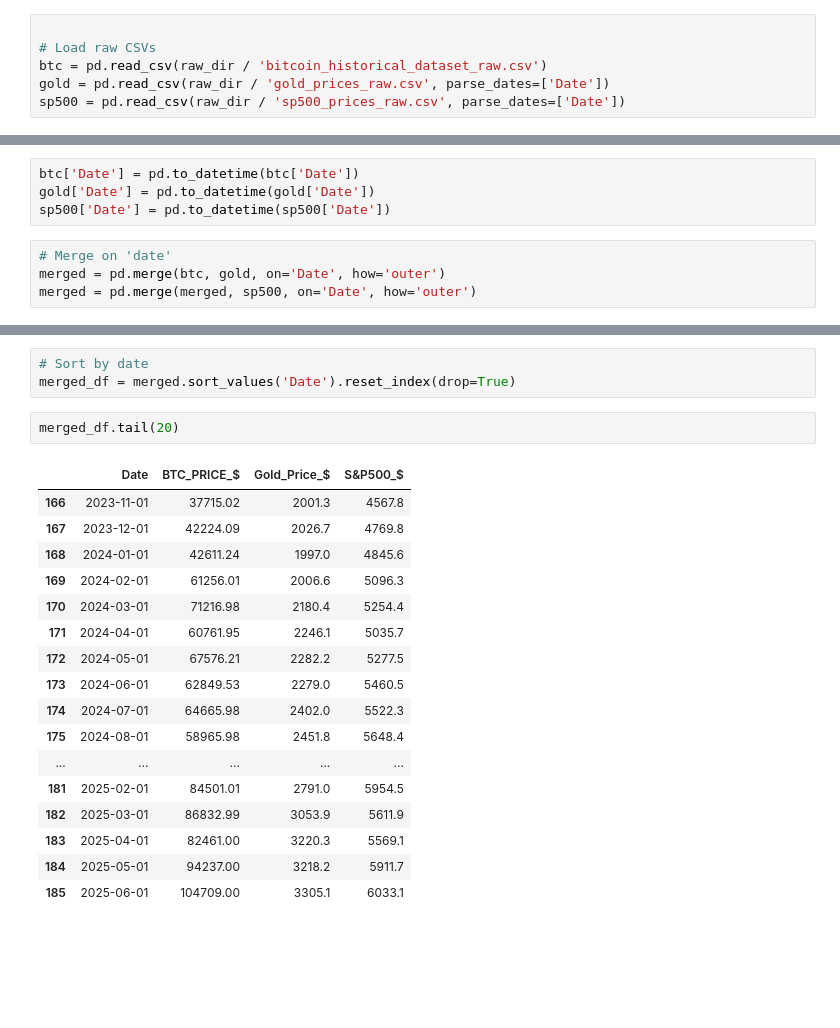
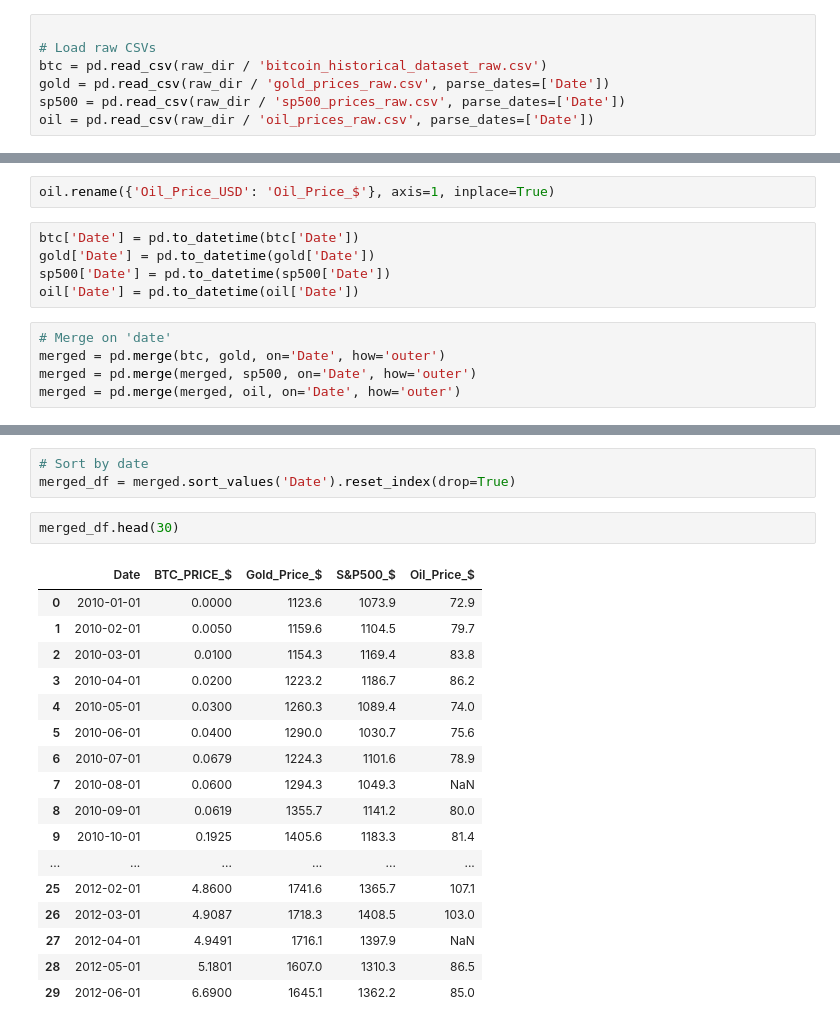
Before and after one commit to MichaelD1976/WealthVista, a Jupyter notebook: scripts/process/merge_prices.ipynb, the cells around one changed output, grey strips where cells are left out. Saved outputs shown, nothing was run; the diff lists cells and outputs as text; blank space fills up the shorter version.

```diff
--- a/scripts/process/merge_prices.ipynb
+++ b/scripts/process/merge_prices.ipynb
@@ -15,6 +15,7 @@ SAVE_PATH = processed_dir_to_save / 'merged_prices_raw.csv'
 btc = pd.read_csv(raw_dir / 'bitcoin_historical_dataset_raw.csv')
 gold = pd.read_csv(raw_dir / 'gold_prices_raw.csv', parse_dates=['Date'])
 sp500 = pd.read_csv(raw_dir / 'sp500_prices_raw.csv', parse_dates=['Date'])
+oil = pd.read_csv(raw_dir / 'oil_prices_raw.csv', parse_dates=['Date'])
 # %%
 btc.head()
 # %% [output]
@@ -54,11 +80,15 @@ gold.head()
+# %%
+oil.rename({'Oil_Price_USD': 'Oil_Price_$'}, axis=1, inplace=True)
 # %%
 btc['Date'] = pd.to_datetime(btc['Date'])
 gold['Date'] = pd.to_datetime(gold['Date'])
 sp500['Date'] = pd.to_datetime(sp500['Date'])
+oil['Date'] = pd.to_datetime(oil['Date'])
 # %%
 # Merge on 'date'
 merged = pd.merge(btc, gold, on='Date', how='outer')
 merged = pd.merge(merged, sp500, on='Date', how='outer')
+merged = pd.merge(merged, oil, on='Date', how='outer')
 # %%
 merged
 # %% [output]
@@ -79,22 +109,22 @@ merged
 # Sort by date
 merged_df = merged.sort_values('Date').reset_index(drop=True)
 # %%
-merged_df.tail(20)
+merged_df.head(30)
 # %% [output]
-|  | Date | BTC_PRICE_$ | Gold_Price_$ | S&P500_$ |
-| 166 | 2023-11-01 | 37715.02 | 2001.3 | 4567.8 |
-| 167 | 2023-12-01 | 42224.09 | 2026.7 | 4769.8 |
-| 168 | 2024-01-01 | 42611.24 | 1997.0 | 4845.6 |
-| 169 | 2024-02-01 | 61256.01 | 2006.6 | 5096.3 |
-| 170 | 2024-03-01 | 71216.98 | 2180.4 | 5254.4 |
-| 171 | 2024-04-01 | 60761.95 | 2246.1 | 5035.7 |
-| 172 | 2024-05-01 | 67576.21 | 2282.2 | 5277.5 |
-| 173 | 2024-06-01 | 62849.53 | 2279.0 | 5460.5 |
-| 174 | 2024-07-01 | 64665.98 | 2402.0 | 5522.3 |
-| 175 | 2024-08-01 | 58965.98 | 2451.8 | 5648.4 |
-| ... | ... | ... | ... | ... |
-| 181 | 2025-02-01 | 84501.01 | 2791.0 | 5954.5 |
-| 182 | 2025-03-01 | 86832.99 | 3053.9 | 5611.9 |
-| 183 | 2025-04-01 | 82461.00 | 3220.3 | 5569.1 |
-| 184 | 2025-05-01 | 94237.00 | 3218.2 | 5911.7 |
-| 185 | 2025-06-01 | 104709.00 | 3305.1 | 6033.1 |
+|  | Date | BTC_PRICE_$ | Gold_Price_$ | S&P500_$ | Oil_Price_$ |
+| 0 | 2010-01-01 | 0.0000 | 1123.6 | 1073.9 | 72.9 |
+| 1 | 2010-02-01 | 0.0050 | 1159.6 | 1104.5 | 79.7 |
+| 2 | 2010-03-01 | 0.0100 | 1154.3 | 1169.4 | 83.8 |
+| 3 | 2010-04-01 | 0.0200 | 1223.2 | 1186.7 | 86.2 |
+| 4 | 2010-05-01 | 0.0300 | 1260.3 | 1089.4 | 74.0 |
+| 5 | 2010-06-01 | 0.0400 | 1290.0 | 1030.7 | 75.6 |
+| 6 | 2010-07-01 | 0.0679 | 1224.3 | 1101.6 | 78.9 |
+| 7 | 2010-08-01 | 0.0600 | 1294.3 | 1049.3 | NaN |
+| 8 | 2010-09-01 | 0.0619 | 1355.7 | 1141.2 | 80.0 |
+| 9 | 2010-10-01 | 0.1925 | 1405.6 | 1183.3 | 81.4 |
+| ... | ... | ... | ... | ... | ... |
+| 25 | 2012-02-01 | 4.8600 | 1741.6 | 1365.7 | 107.1 |
+| 26 | 2012-03-01 | 4.9087 | 1718.3 | 1408.5 | 103.0 |
+| 27 | 2012-04-01 | 4.9491 | 1716.1 | 1397.9 | NaN |
+| 28 | 2012-05-01 | 5.1801 | 1607.0 | 1310.3 | 86.5 |
+| 29 | 2012-06-01 | 6.6900 | 1645.1 | 1362.2 | 85.0 |
```
Also changed, not shown: parts of 8 cells of this notebook, 13 other files.
